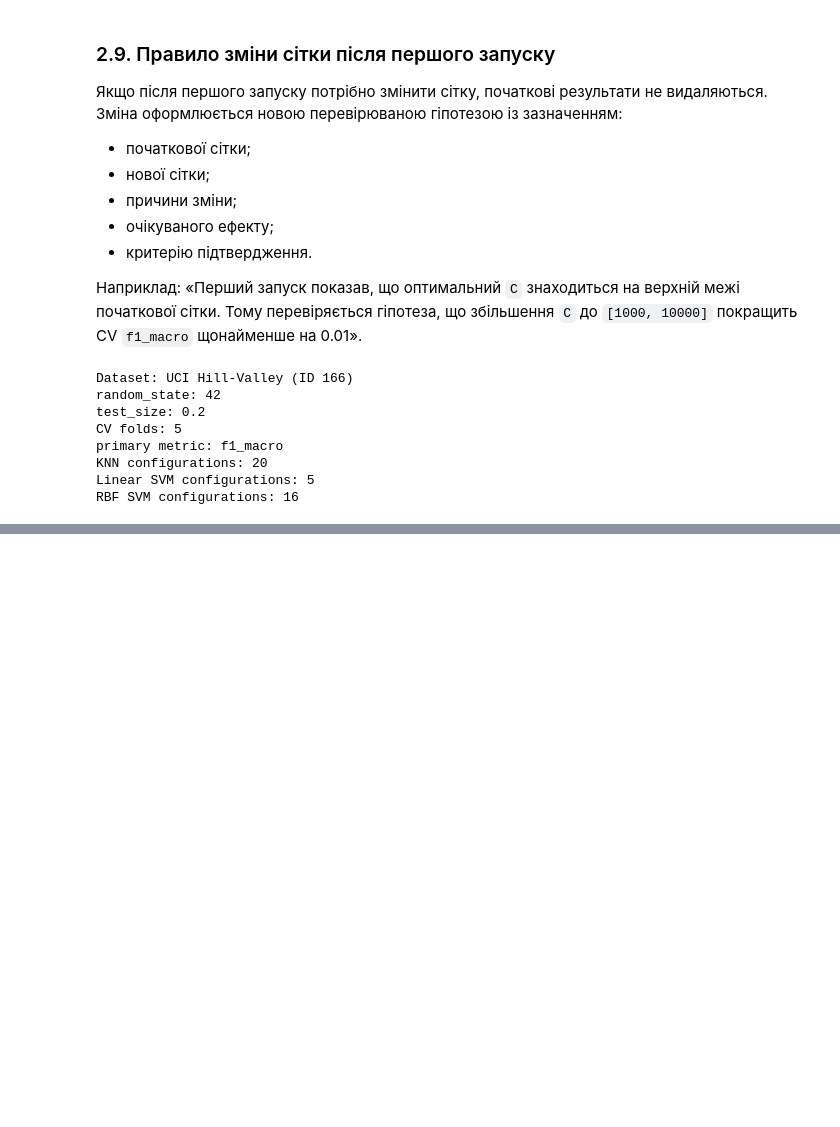
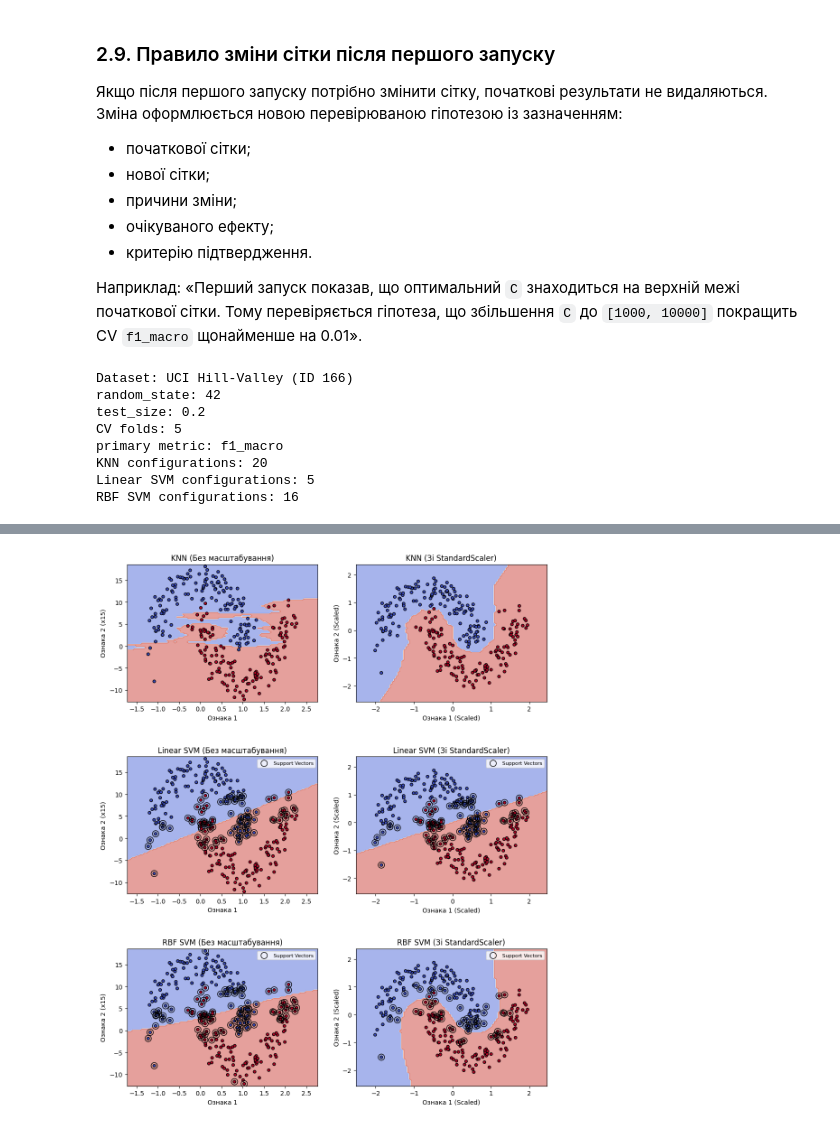
Before and after one commit to Yaroslav071315/machine-learning-course-volovnyk, a Jupyter notebook: Lab03/notebook/lab03.ipynb, the cells around one changed output, grey strips where cells are left out. Cells and saved outputs as stored; diff of their text form; code cells hidden in the pictures; blank space fills up the shorter version.

```diff
--- a/Lab03/notebook/lab03.ipynb
+++ b/Lab03/notebook/lab03.ipynb
@@ -178,0 +181,86 @@ RBF SVM configurations: 16
+# %%
+import numpy as np
+import matplotlib.pyplot as plt
+from sklearn.datasets import make_moons
+from sklearn.model_selection import train_test_split
+from sklearn.preprocessing import StandardScaler
+from sklearn.neighbors import KNeighborsClassifier
+from sklearn.svm import SVC
+from sklearn.inspection import DecisionBoundaryDisplay
+
+# 1. Створення двовимірних даних з шумом
+X, y = make_moons(n_samples=400, noise=0.15, random_state=42)
+
+# 2. Збільшення масштабу однієї ознаки у 15 разів
+X_scaled_feature = X.copy()
+X_scaled_feature[:, 1] *= 15
+
+# Використання однакового split для всіх варіантів
+X_train, X_test, y_train, y_test = train_test_split(X_scaled_feature, y, test_size=0.3, random_state=42, stratify=y)
+
+# 3. Ініціалізація моделей
+models = {
+    "KNN": KNeighborsClassifier(n_neighbors=5),
+    "Linear SVM": SVC(kernel="linear"),
+    "RBF SVM": SVC(kernel="rbf")
+}
+
+# Ініціалізація Scaler
+scaler = StandardScaler()
+X_train_scaled = scaler.fit_transform(X_train)
+X_test_scaled = scaler.transform(X_test) # Використовується лише для ілюстрації
+
+# Налаштування графіків (3 моделі х 2 варіанти масштабування)
+fig, axes = plt.subplots(3, 2, figsize=(12, 15))
+plt.subplots_adjust(hspace=0.4)
+
+for i, (name, model) in enumerate(models.items()):
+    # ==========================================
+    # ВАРІАНТ 1: БЕЗ МАСШТАБУВАННЯ (Raw Data)
+    # ==========================================
+    model_unscaled = model.__class__(**model.get_params())
+    model_unscaled.fit(X_train, y_train)
+
+    ax = axes[i, 0]
+    DecisionBoundaryDisplay.from_estimator(
+        model_unscaled, X_train, response_method="predict",
+        cmap="coolwarm", alpha=0.5, ax=ax, eps=0.5
+    )
+    ax.scatter(X_train[:, 0], X_train[:, 1], c=y_train, cmap="coolwarm", edgecolors='k', s=20)
+
+    # 6. Позначення опорних векторів для SVM
+    if "SVM" in name:
+        sv = model_unscaled.support_vectors_
+        ax.scatter(sv[:, 0], sv[:, 1], s=100, linewidth=1, facecolors='none', edgecolors='k', label='Support Vectors')
+        ax.legend(loc='upper right', fontsize=8)
+
+    ax.set_title(f"{name} (Без масштабування)")
+    ax.set_xlabel("Ознака 1")
+    ax.set_ylabel("Ознака 2 (x15)")
+
+    # ==========================================
+    # ВАРІАНТ 2: ЗІ SCALER (StandardScaler)
+    # ==========================================
+    model_scaled = model.__class__(**model.get_params())
+    model_scaled.fit(X_train_scaled, y_train)
+
+    ax = axes[i, 1]
+    DecisionBoundaryDisplay.from_estimator(
+        model_scaled, X_train_scaled, response_method="predict",
+        cmap="coolwarm", alpha=0.5, ax=ax, eps=0.5
+    )
+    ax.scatter(X_train_scaled[:, 0], X_train_scaled[:, 1], c=y_train, cmap="coolwarm", edgecolors='k', s=20)
+
+    # Позначення опорних векторів для SVM у масштабованому просторі
+    if "SVM" in name:
+        sv_scaled = model_scaled.support_vectors_
+        ax.scatter(sv_scaled[:, 0], sv_scaled[:, 1], s=100, linewidth=1, facecolors='none', edgecolors='k', label='Support Vectors')
+        ax.legend(loc='upper right', fontsize=8)
+
+    ax.set_title(f"{name} (Зі StandardScaler)")
+    ax.set_xlabel("Ознака 1 (Scaled)")
+    ax.set_ylabel("Ознака 2 (Scaled)")
+
+plt.show()
+# %% [output]
+[figure, added]
```
Also changed, not shown: parts of 4 cells of this notebook, 2 other files.
